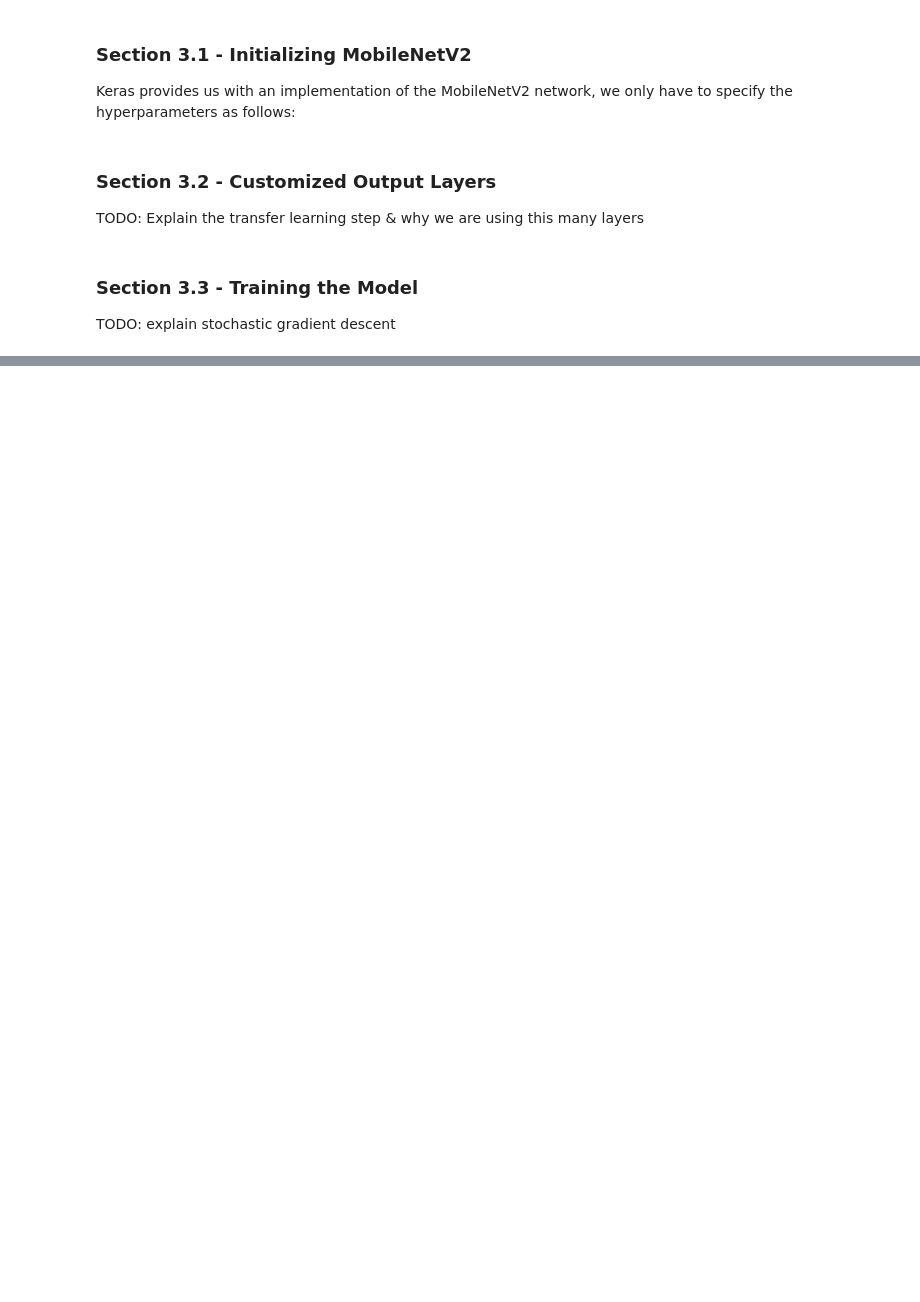
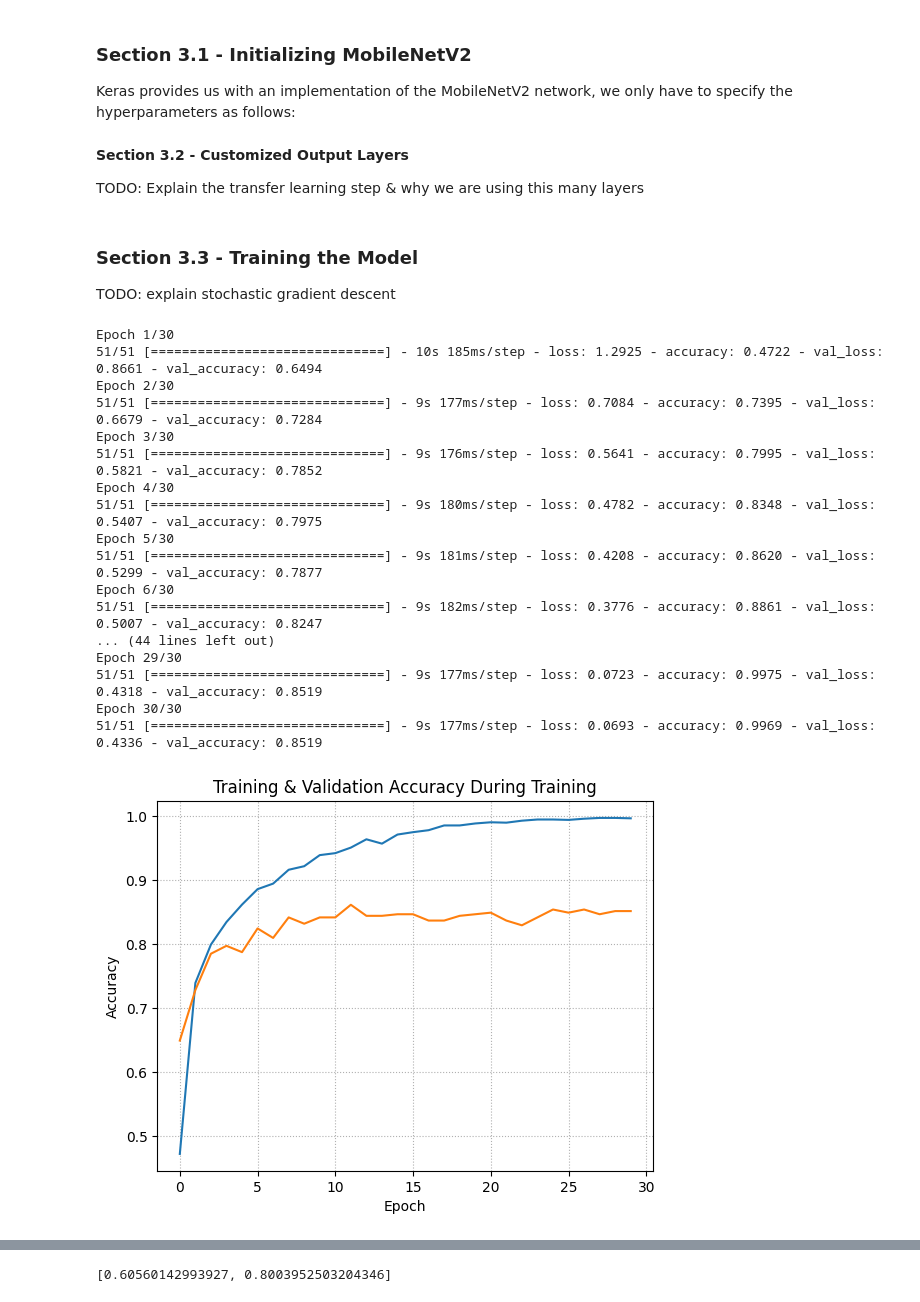
Before and after one commit to LukeIngram/MATH-318-Final-Project, a Jupyter notebook: notebooks/Challenge_3.ipynb, the cells around one changed output, grey strips where cells are left out. Saved outputs shown, nothing was run; the diff lists cells and outputs as text; code cells hidden in the pictures; blank space fills up the shorter version.

```diff
--- a/notebooks/Challenge_3.ipynb
+++ b/notebooks/Challenge_3.ipynb
@@ -31,13 +42,15 @@ Now it's time to put this into action.
 
 Before we begin, we need to load & normalize our data.
 # %%
+TARGET_NAMES =["Glass","Paper","Cardboard","Plastic","Metal","Trash"]
+
 #Load data
 dirName = "../src/data/archive/zero-indexed-files.txt"
 imgPath = "../src/data/archive/Garbage_classification/load/"
 
 df = pd.read_csv(dirName,sep=' ')
 
-df['image'] = imgPath + df['image'].astype*(str)
+df['image'] = imgPath + df['image'].astype(str)
 df['image'] = df['image'].apply(lambda x: cv2.resize(cv2.imread(x),(224,224)))
 print(df.head()) #DEBUG
 
@@ -45,7 +58,7 @@ train_X,test_X,train_Y,test_Y = train_test_split(df['image'],df['class'],
                                                  test_size=0.20,random_state=42,stratify=df['class'])
 
 
-train_X,val_X,val_X,val_Y = train_test_split(train_X,train_Y,
+train_X,val_X,train_Y,val_Y = train_test_split(train_X,train_Y,
                                                test_size=0.20,random_state=42,stratify=train_Y)
 
 # Normalize data
@@ -60,10 +80,10 @@ Keras provides us with an implementation of the MobileNetV2 network, we only hav
 #Fetch network from keras, & define custom params.
 # This is a pre-trained model,but we remove the last layer
 # & train it ourselves to fit out problem
-model = tf.keras.applications.mobilenet_v2.MobileNetV2(
-    input_shape = None, # our images are already the required shape (244x244)
+mobile_layer = tf.keras.applications.mobilenet_v2.MobileNetV2(
+    input_shape = (224,224,3), # our images are in the shape
     alpha = 1.0, # using default input width
-    include_top = True, #include fully-connected input layer
+    include_top = False, #include fully-connected input layer
     weights = 'imagenet', # Default weights
     input_tensor = None, # using default input tensor structure
     pooling = None, # not using this feature
@@ -72,26 +92,27 @@ model = tf.keras.applications.mobilenet_v2.MobileNetV2(
 )
 
 # Make sure existing layers (convolutionary & pooling) remain untouched
-for layer in model.layers:
-    layer.trainable = False
+mobile_layer.trainable = False
 # %% [markdown]
-### **Section 3.2 - Customized Output Layers**
+**Section 3.2 - Customized Output Layers**
 
 TODO: Explain the transfer learning step & why we are using this many layers
 # %%
-final_layer = model.layers[-2].output
+model = tf.keras.models.Sequential()
 
-output_layer = tf.keras.layers.Dense(144,activation='relu')(final_layer)
-output_layer = tf.keras.layers.Dense(72,activation='relu')(final_layer)
-output_layer = tf.keras.layers.Dense(7,activation='softmax')(final_layer)
 
-# add it back to model
-model = tf.keras.Model(inputs = model.layers[0].input,outputs = output_layer)
+model.add(tf.keras.Input(shape=(224,224,3))) # add our input layer
+model.add(mobile_layer)# attach the pretrained portion of the model
+
+
+# add our custom layers
+model.add(tf.keras.layers.GlobalAvgPool2D()) # add an additional pooling layer
+model.add(tf.keras.layers.Dense(6,activation='softmax')) # add softmax output layer
 
 # Compile final model
 model.compile(
     loss='sparse_categorical_crossentropy',
-    optimizer='SGD', # Stochastic- Gradient - Descent
+    optimizer='adam', # adam optimizer for Stochastic Gradient Descent
     metrics = ['accuracy']
 )
 # %% [markdown]
@@ -101,22 +122,41 @@ TODO: explain stochastic gradient descent
 # %%
 # Convert to float for tensor conversion
 train_X = np.asarray(list(train_X),dtype='float32')
 test_X = np.asarray(list(test_X),dtype='float32')
 val_X = np.asarray(list(val_X),dtype='float32')
 
 
 training_history = model.fit(train_X,train_Y,epochs = 30,validation_data=(val_X,val_Y))
 
 plt.clf()
 plt.rc('axes', axisbelow=True)
 plt.grid(linestyle='dotted')
-plt.plot(training_history['accuracy'],label='accuracy')
-plt.plot(training_history['val_accuracy'],label = 'val_accuracy')
+plt.plot(training_history.history['accuracy'],label='accuracy')
+plt.plot(training_history.history['val_accuracy'],label = 'val_accuracy')
 _ = plt.xlabel('Epoch')
 _ = plt.ylabel('Accuracy')
 _ = plt.title('Training & Validation Accuracy During Training')
 
 plt.show() # TODO MAKE PLOT FOR TRAINING & VALIDATION ACCURACY
 
 
 model.evaluate(test_X,test_Y)
+# %% [output]
+Epoch 1/30
+51/51 [==============================] - 10s 185ms/step - loss: 1.2925 - accuracy: 0.4722 - val_loss: 0.8661 - val_accuracy: 0.6494
+Epoch 2/30
+51/51 [==============================] - 9s 177ms/step - loss: 0.7084 - accuracy: 0.7395 - val_loss: 0.6679 - val_accuracy: 0.7284
+Epoch 3/30
+51/51 [==============================] - 9s 176ms/step - loss: 0.5641 - accuracy: 0.7995 - val_loss: 0.5821 - val_accuracy: 0.7852
+Epoch 4/30
+51/51 [==============================] - 9s 180ms/step - loss: 0.4782 - accuracy: 0.8348 - val_loss: 0.5407 - val_accuracy: 0.7975
+Epoch 5/30
+51/51 [==============================] - 9s 181ms/step - loss: 0.4208 - accuracy: 0.8620 - val_loss: 0.5299 - val_accuracy: 0.7877
+Epoch 6/30
+51/51 [==============================] - 9s 182ms/step - loss: 0.3776 - accuracy: 0.8861 - val_loss: 0.5007 - val_accuracy: 0.8247
+... (44 lines left out)
+Epoch 29/30
+51/51 [==============================] - 9s 177ms/step - loss: 0.0723 - accuracy: 0.9975 - val_loss: 0.4318 - val_accuracy: 0.8519
+Epoch 30/30
+51/51 [==============================] - 9s 177ms/step - loss: 0.0693 - accuracy: 0.9969 - val_loss: 0.4336 - val_accuracy: 0.8519
+[figure, added]
@@ -122,0 +164 @@ model.evaluate(test_X,test_Y)
+[0.60560142993927, 0.8003952503204346]
```
Also changed, not shown: parts of 7 cells of this notebook, 11 other files.
